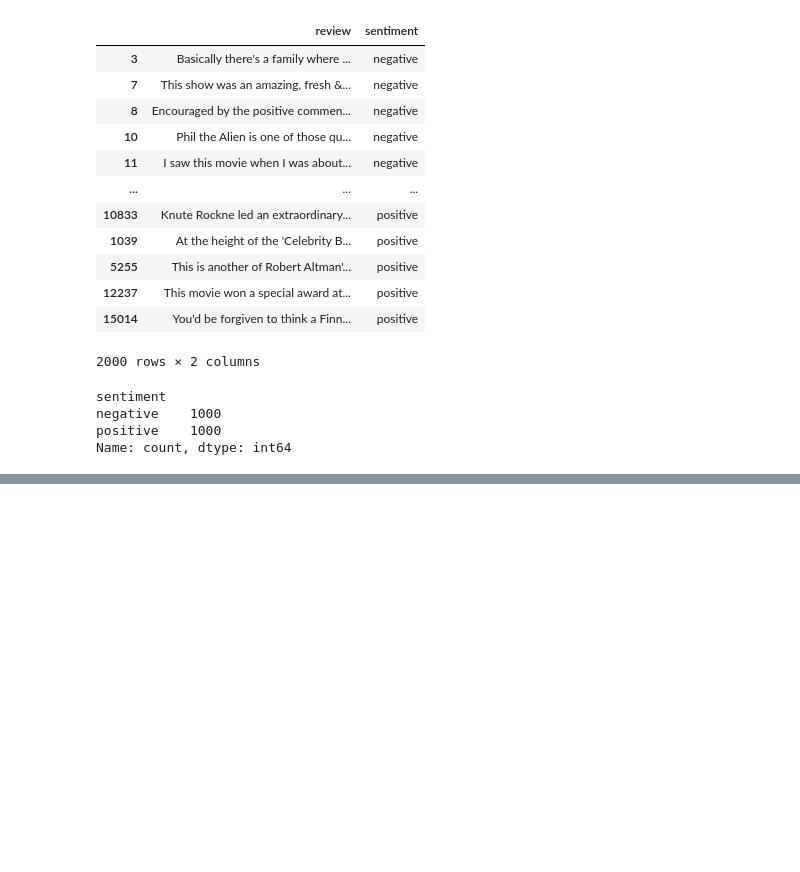
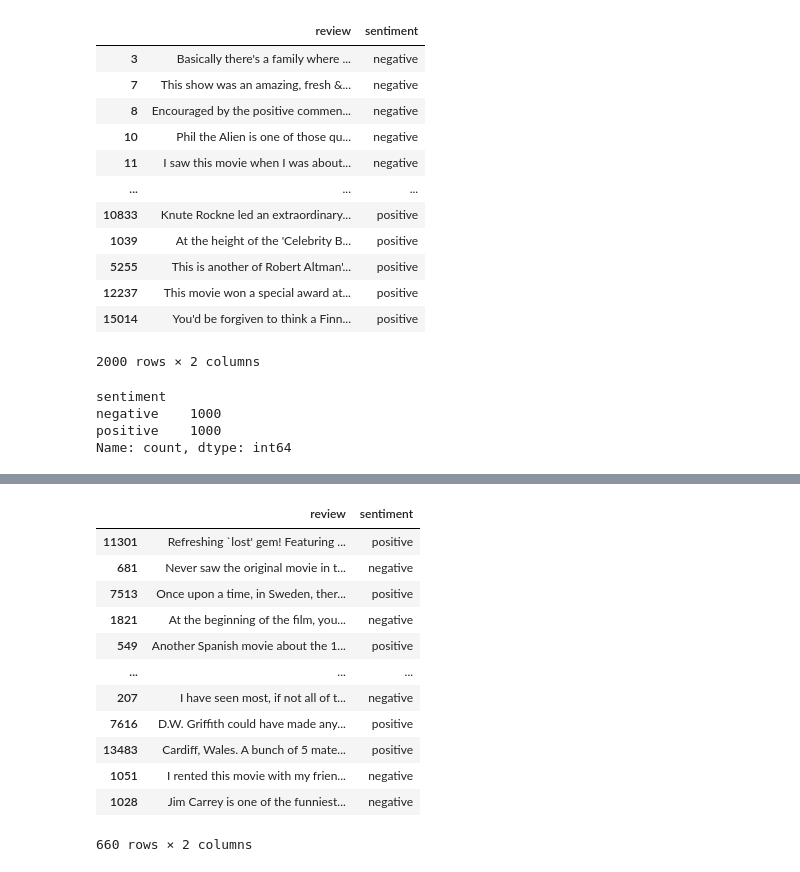
Before and after one commit to Halok600/Learning_Machine_learning, a Jupyter notebook: Sklearn Tutorial(Binary Text Classification).ipynb, the cells around one changed output, grey strips where cells are left out. Cells and saved outputs as stored; diff of their text form; code cells hidden in the pictures; blank space fills up the shorter version.

Commit message:
Completed the course but Couldn't implement it perfectly and also m

```diff
--- a/Sklearn Tutorial(Binary Text Classification).ipynb
+++ b/Sklearn Tutorial(Binary Text Classification).ipynb
@@ -90,0 +113,16 @@ Name: count, dtype: int64
+# %%
+test
+# %% [output]
+|  | review | sentiment |
+| 11301 | Refreshing `lost' gem! Featuring ... | positive |
+| 681 | Never saw the original movie in t... | negative |
+| 7513 | Once upon a time, in Sweden, ther... | positive |
+| 1821 | At the beginning of the film, you... | negative |
+| 549 | Another Spanish movie about the 1... | positive |
+| ... | ... | ... |
+| 207 | I have seen most, if not all of t... | negative |
+| 7616 | D.W. Griffith could have made any... | positive |
+| 13483 | Cardiff, Wales. A bunch of 5 mate... | positive |
+| 1051 | I rented this movie with my frien... | negative |
+| 1028 | Jim Carrey is one of the funniest... | negative |
+660 rows × 2 columns
```
Also changed, not shown: parts of 27 cells of this notebook, 1 other file.
